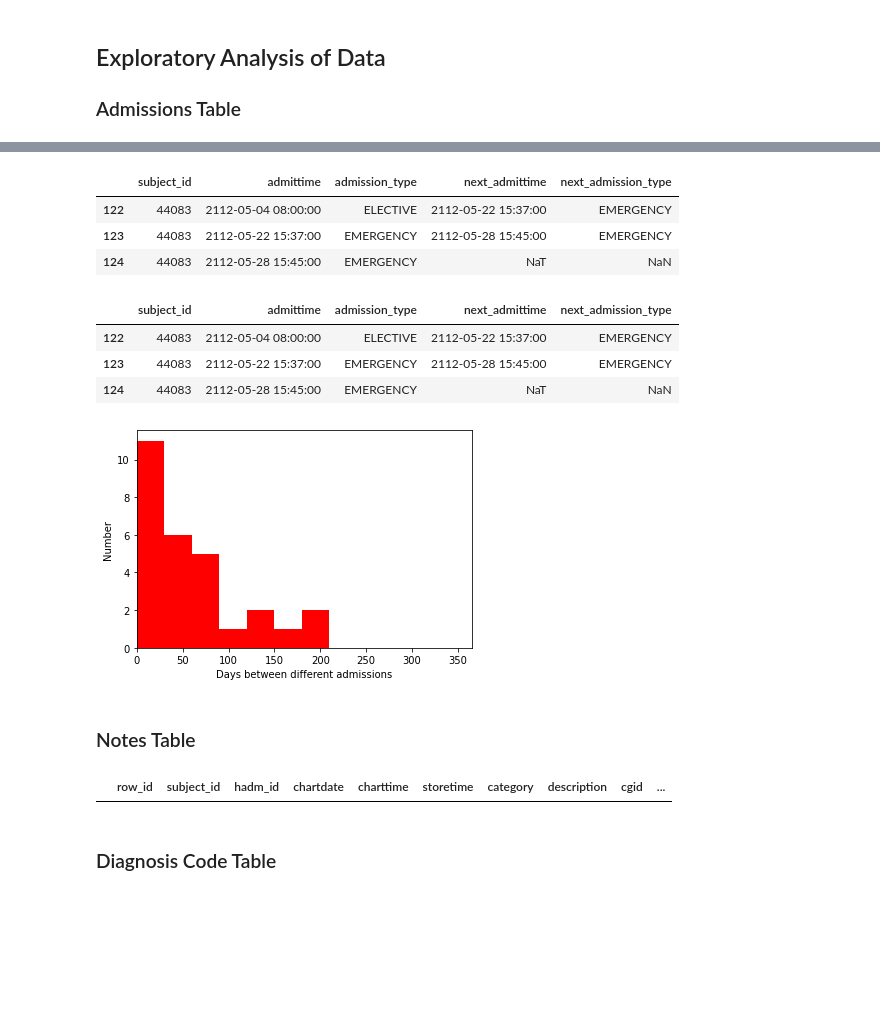
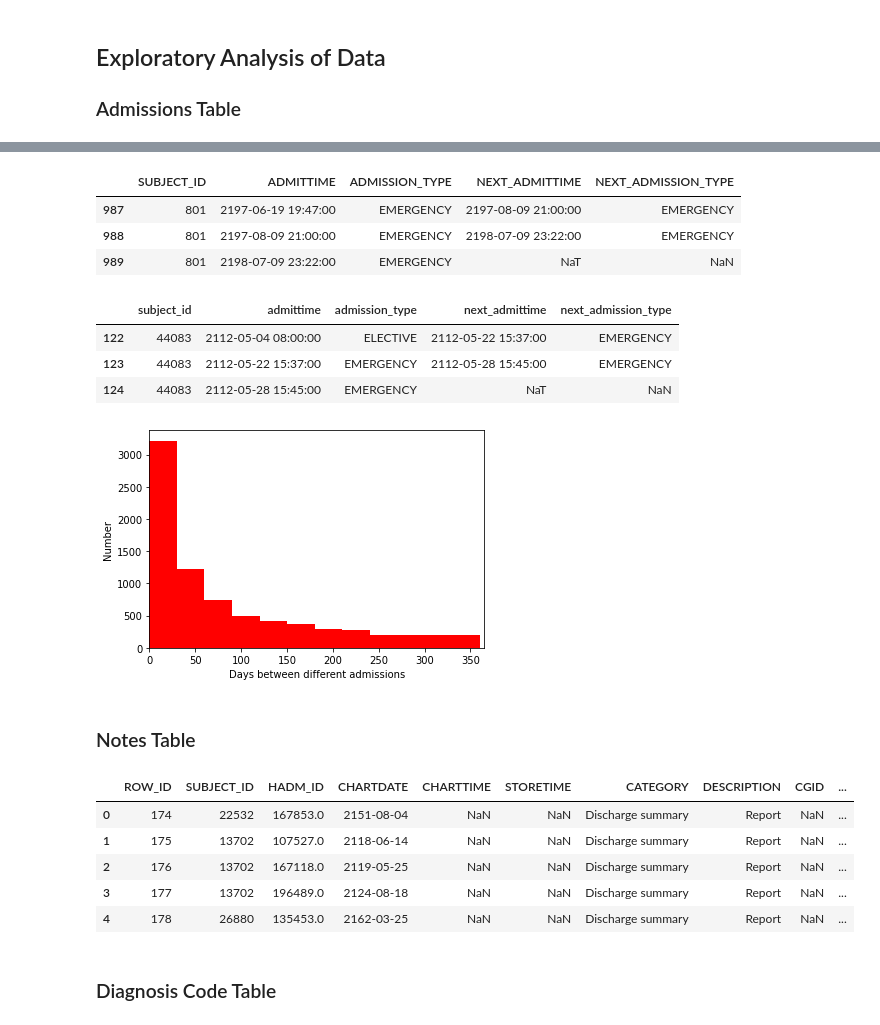
Before and after one commit to Assassinsarms/Disease-Prognosis-Prediction-using-Longitudinal-Electronic-Health-Records-and-Gated-Recurrent-Units, a Jupyter notebook: Aaron_Mir_INM706_Coursework.ipynb, the cells around one changed output, grey strips where cells are left out. Saved outputs shown, nothing was run; the diff lists cells and outputs as text; code cells hidden in the pictures; blank space fills up the shorter version.

```diff
--- a/Aaron_Mir_INM706_Coursework.ipynb
+++ b/Aaron_Mir_INM706_Coursework.ipynb
@@ -56,3 +53,3 @@ admission_data.loc[admission_data.subject_id == 44083, ['subject_id','admittime'
 # %%
-admission_data['next_admittime'] = admission_data.groupby('subject_id').admittime.shift(-1)
-admission_data['next_admission_type'] = admission_data.groupby('subject_id').admission_type.shift(-1)
+admission_data['NEXT_ADMITTIME'] = admission_data.groupby('SUBJECT_ID').ADMITTIME.shift(-1)
+admission_data['NEXT_ADMISSION_TYPE'] = admission_data.groupby('SUBJECT_ID').ADMISSION_TYPE.shift(-1)
@@ -66,4 +63,4 @@ admission_data.loc[admission_data.subject_id == 44083,['subject_id','admittime',
 # %%
-rows = admission_data.next_admission_type == 'ELECTIVE'
-admission_data.loc[rows,'next_admittime'] = pd.NaT
-admission_data.loc[rows,'next_admission_type'] = np.NaN
+rows = admission_data.NEXT_ADMISSION_TYPE == 'ELECTIVE'
+admission_data.loc[rows,'NEXT_ADMITTIME'] = pd.NaT
+admission_data.loc[rows,'NEXT_ADMISSION_TYPE'] = np.NaN
@@ -77,40 +74,45 @@ admission_data.loc[admission_data.subject_id == 44083,['subject_id','admittime',
 # %%
-admission_data = admission_data.sort_values(['subject_id','admittime'])
+admission_data = admission_data.sort_values(['SUBJECT_ID','ADMITTIME'])
-# %%
-admission_data.loc[admission_data.subject_id == 44083,['subject_id','admittime','admission_type','next_admittime','next_admission_type']]
-# %% [output]
-|  | subject_id | admittime | admission_type | next_admittime | next_admission_type |
-| 122 | 44083 | 2112-05-04 08:00:00 | ELECTIVE | 2112-05-22 15:37:00 | EMERGENCY |
-| 123 | 44083 | 2112-05-22 15:37:00 | EMERGENCY | 2112-05-28 15:45:00 | EMERGENCY |
-| 124 | 44083 | 2112-05-28 15:45:00 | EMERGENCY | NaT | NaN |
+# %%
+admission_data.loc[admission_data.SUBJECT_ID == 801,['SUBJECT_ID','ADMITTIME','ADMISSION_TYPE','NEXT_ADMITTIME','NEXT_ADMISSION_TYPE']]
+# %% [output]
+|  | SUBJECT_ID | ADMITTIME | ADMISSION_TYPE | NEXT_ADMITTIME | NEXT_ADMISSION_TYPE |
+| 987 | 801 | 2197-06-19 19:47:00 | EMERGENCY | 2197-08-09 21:00:00 | EMERGENCY |
+| 988 | 801 | 2197-08-09 21:00:00 | EMERGENCY | 2198-07-09 23:22:00 | EMERGENCY |
+| 989 | 801 | 2198-07-09 23:22:00 | EMERGENCY | NaT | NaN |
 # %%
-admission_data[['next_admittime','next_admission_type']] = admission_data.groupby(['subject_id'])\
-[['next_admittime','next_admission_type']].fillna(method = 'bfill')
+admission_data[['NEXT_ADMITTIME','NEXT_ADMISSION_TYPE']] = admission_data.groupby(['SUBJECT_ID'])\
+[['NEXT_ADMITTIME','NEXT_ADMISSION_TYPE']].fillna(method = 'bfill')
-# %%
-admission_data.loc[admission_data.subject_id == 44083,['subject_id','admittime','admission_type','next_admittime','next_admission_type']]
-# %% [output]
-|  | subject_id | admittime | admission_type | next_admittime | next_admission_type |
-| 122 | 44083 | 2112-05-04 08:00:00 | ELECTIVE | 2112-05-22 15:37:00 | EMERGENCY |
-| 123 | 44083 | 2112-05-22 15:37:00 | EMERGENCY | 2112-05-28 15:45:00 | EMERGENCY |
-| 124 | 44083 | 2112-05-28 15:45:00 | EMERGENCY | NaT | NaN |
+# %%
+admission_data.loc[admission_data.subject_id == 801,['SUBJECT_ID','ADMITTIME','ADMISSION_TYPE','NEXT_ADMITTIME','NEXT_ADMISSION_TYPE']]
+# %% [output]
+|  | subject_id | admittime | admission_type | next_admittime | next_admission_type |
+| 122 | 44083 | 2112-05-04 08:00:00 | ELECTIVE | 2112-05-22 15:37:00 | EMERGENCY |
+| 123 | 44083 | 2112-05-22 15:37:00 | EMERGENCY | 2112-05-28 15:45:00 | EMERGENCY |
+| 124 | 44083 | 2112-05-28 15:45:00 | EMERGENCY | NaT | NaN |
 # %%
 fig = plt.figure()
-admission_data['days_next_admit'] = (admission_data.next_admittime - admission_data.dischtime).dt.total_seconds()/(24*60*60)
-plt.hist(admission_data.loc[~admission_data.days_next_admit.isnull(),'days_next_admit'], bins = range(0,365,30), color = 'red')
+admission_data['DAYS_NEXT_ADMIT'] = (admission_data.NEXT_ADMITTIME - admission_data.DISCHTIME).dt.total_seconds()/(24*60*60)
+plt.hist(admission_data.loc[~admission_data.DAYS_NEXT_ADMIT.isnull(),'DAYS_NEXT_ADMIT'], bins = range(0,365,30), color = 'red')
 plt.xlim([0,365])
 plt.xlabel('Days between different admissions')
 plt.ylabel('Number')
 plt.show()
 # %% [output]
-[figure, old version]
+[figure, new version]
 # %% [markdown]
 ### Notes Table
 # %%
 notes_data = pd.read_csv('data\\NOTEEVENTS.csv')
 # %%
-notes_data # empty for the demo dataset
+notes_data.head() # empty for the demo dataset
 # %% [output]
-|  | row_id | subject_id | hadm_id | chartdate | charttime | storetime | category | description | cgid | ... |
+|  | ROW_ID | SUBJECT_ID | HADM_ID | CHARTDATE | CHARTTIME | STORETIME | CATEGORY | DESCRIPTION | CGID | ... |
+| 0 | 174 | 22532 | 167853.0 | 2151-08-04 | NaN | NaN | Discharge summary | Report | NaN | ... |
+| 1 | 175 | 13702 | 107527.0 | 2118-06-14 | NaN | NaN | Discharge summary | Report | NaN | ... |
+| 2 | 176 | 13702 | 167118.0 | 2119-05-25 | NaN | NaN | Discharge summary | Report | NaN | ... |
+| 3 | 177 | 13702 | 196489.0 | 2124-08-18 | NaN | NaN | Discharge summary | Report | NaN | ... |
+| 4 | 178 | 26880 | 135453.0 | 2162-03-25 | NaN | NaN | Discharge summary | Report | NaN | ... |
 # %% [markdown]
 ### Diagnosis Code Table
 # %%
```
Also changed, not shown: parts of 16 cells of this notebook.
